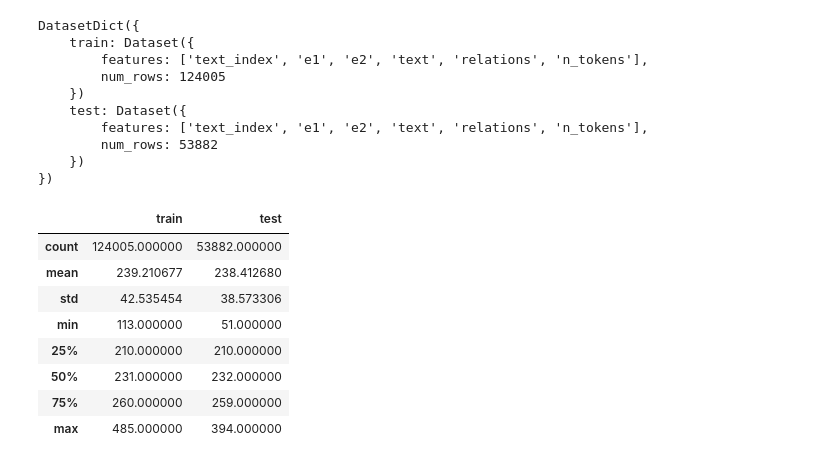
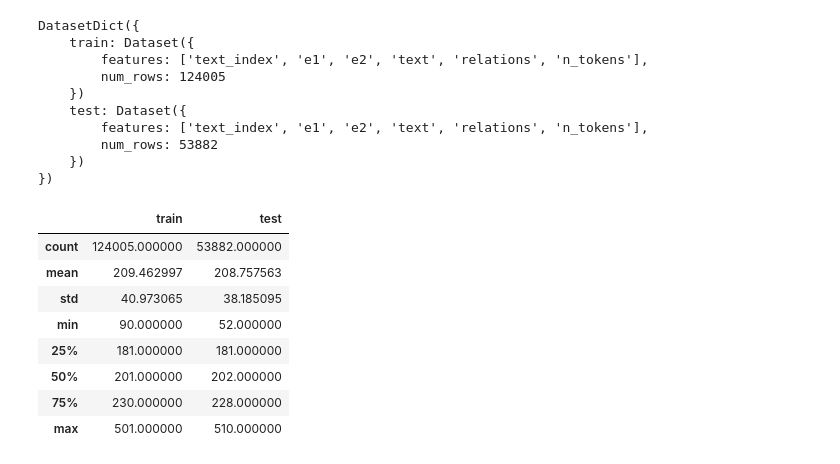
Before and after one commit to lengocluyen/relation_extraction_textmine25, a Jupyter notebook: defi_textmine_2025/eda.ipynb, the cells around one changed output. Drawn from its saved outputs; the diff is of its cells as text; code cells hidden in the pictures.

Commit message:
using CamembertTokenizer and CamembertModel base instead of bert multilingual

```diff
--- a/defi_textmine_2025/eda.ipynb
+++ b/defi_textmine_2025/eda.ipynb
@@ -36,9 +36,9 @@ from defi_textmine_2025.data import (
 from defi_textmine_2025.data import TARGET_COL, INPUT_COLS, INTERIM_DIR, EDA_DIR
 
 VALIDATION_RATE = 0.25
-checkpoint = "bert-base-uncased"
-tokenizer = AutoTokenizer.from_pretrained(checkpoint)
+BASE_CHECKPOINT = "camembert/camembert-base"
 
+tokenizer = AutoTokenizer.from_pretrained(BASE_CHECKPOINT)
 def count_tokens(text: str) -> int:
     return len(tokenizer(text)["input_ids"])
 # %% [output]
@@ -1058,21 +1056,21 @@ DatasetDict({
 # %%
 split2ntokens_df = pd.DataFrame(
     {
         split_name: pd.Series(
             [e["n_tokens"] for e in tqdm(interim_dataset[split_name], split_name)],
             name=f"{split_name}_text_n_tokens",
-        ).describe()
+        )
         for split_name in interim_dataset.keys()
     }
 )
-split2ntokens_df
+split2ntokens_df.describe()
 # %% [output]
 |  | train | test |
 | count | 124005.000000 | 53882.000000 |
-| mean | 239.210677 | 238.412680 |
-| std | 42.535454 | 38.573306 |
-| min | 113.000000 | 51.000000 |
-| 25% | 210.000000 | 210.000000 |
-| 50% | 231.000000 | 232.000000 |
-| 75% | 260.000000 | 259.000000 |
-| max | 485.000000 | 394.000000 |
+| mean | 209.462997 | 208.757563 |
+| std | 40.973065 | 38.185095 |
+| min | 90.000000 | 52.000000 |
+| 25% | 181.000000 | 181.000000 |
+| 50% | 201.000000 | 202.000000 |
+| 75% | 230.000000 | 228.000000 |
+| max | 501.000000 | 510.000000 |
```
Also changed, not shown: parts of 5 cells of this notebook, 1 other file.
